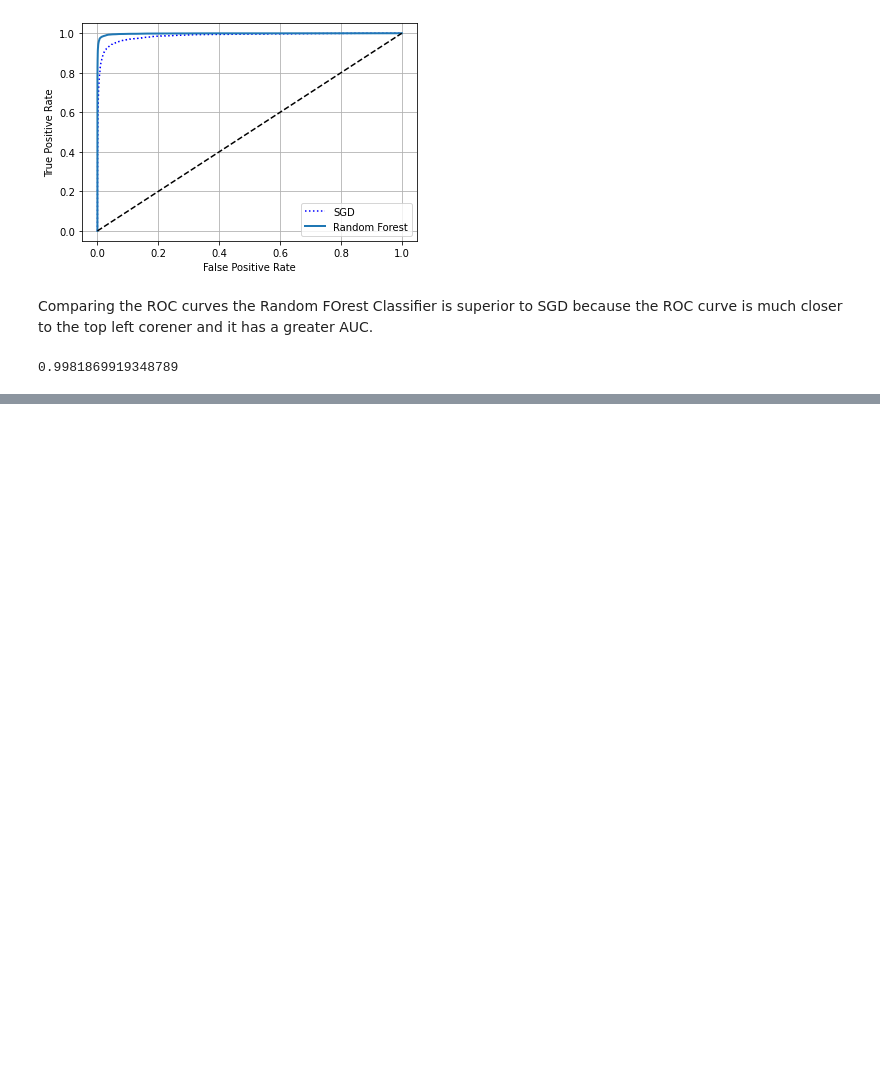
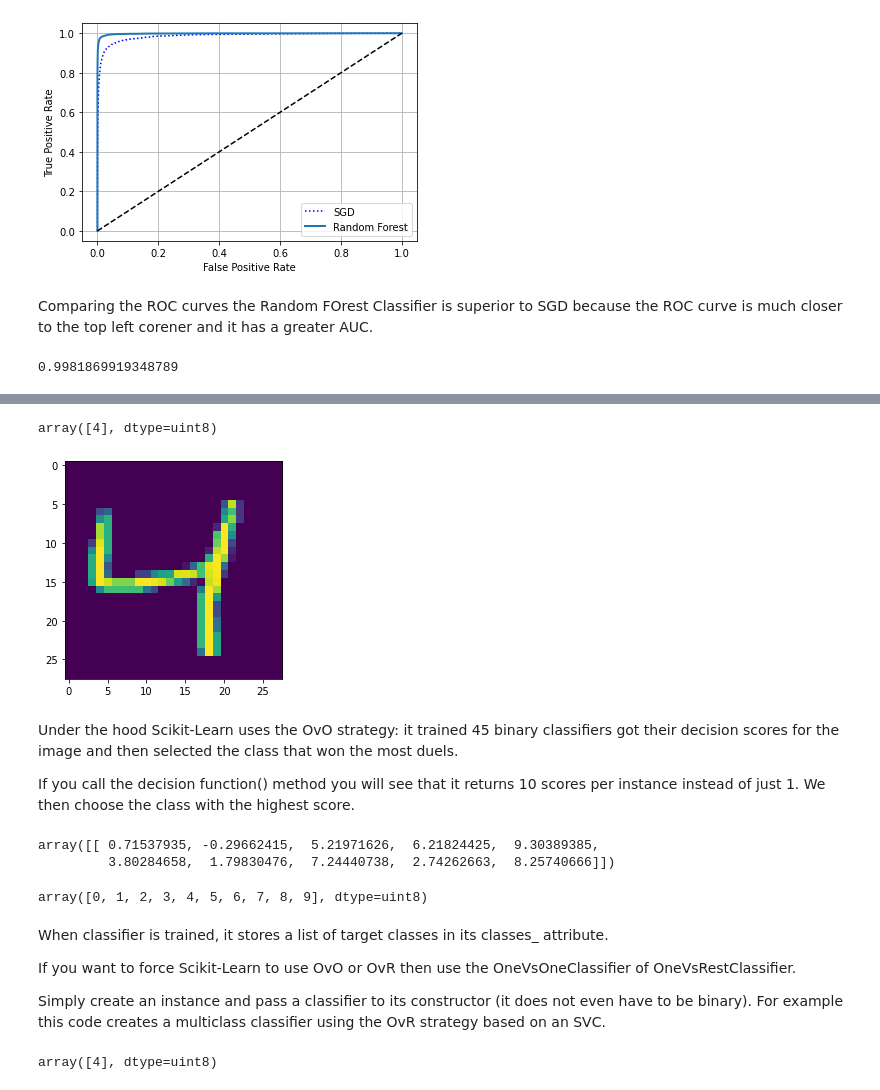
Before and after one commit to rishabhrao12/machine-learning, a Jupyter notebook: Part1-MachineLearning/Ch03-Classification/Classification.ipynb, the cells around one changed output, grey strips where cells are left out. Drawn from its saved outputs; the diff is of its cells as text; code cells hidden in the pictures; blank space fills up the shorter version.

Commit message:
Added new files and completed classification theory

```diff
--- a/Part1-MachineLearning/Ch03-Classification/Classification.ipynb
+++ b/Part1-MachineLearning/Ch03-Classification/Classification.ipynb
@@ -386,0 +400,47 @@ roc_auc_score(y_train_4, y_scores_forest)
+# %%
+from sklearn.svm import SVC
+svm_clf = SVC()
+svm_clf.fit(X_train, y_train) # y_train is all the different digits as opposed to y_train_4 which we used for binary classification
+svm_clf.predict([some_digit])
+# %% [output]
+array([4], dtype=uint8)
+# %%
+# To plot an image
+
+def plot(image):
+    image = image.reshape(28, 28)
+    plt.imshow(image)
+
+plot(some_digit)
+# %% [output]
+[figure, added]
+# %% [markdown]
+Under the hood Scikit-Learn uses the OvO strategy: it trained 45 binary classifiers got their decision scores for the image and then selected the class that won the most duels.
+
+If you call the decision function() method you will see that it returns 10 scores per instance instead of just 1.
+We then choose the class with the highest score.
+# %%
+some_digit_scores = svm_clf.decision_function([some_digit])
+some_digit_scores
+# %% [output]
+array([[ 0.71537935, -0.29662415,  5.21971626,  6.21824425,  9.30389385,
+         3.80284658,  1.79830476,  7.24440738,  2.74262663,  8.25740666]])
+# %%
+# Highest score and the corresponding class
+np.argmax(some_digit_scores)
+svm_clf.classes_
+# %% [output]
+array([0, 1, 2, 3, 4, 5, 6, 7, 8, 9], dtype=uint8)
+# %% [markdown]
+When classifier is trained, it stores a list of target classes in its classes_ attribute.
+
+If you want to force Scikit-Learn to use OvO or OvR then use the OneVsOneClassifier of OneVsRestClassifier.
+
+Simply create an instance and pass a classifier to its constructor (it does not even have to be binary). For example this code creates a multiclass classifier using the OvR strategy based on an SVC.
+# %%
+from sklearn.multiclass import OneVsRestClassifier
+ovr_clf = OneVsRestClassifier(SVC())
+ovr_clf.fit(X_train, y_train)
+ovr_clf.predict([some_digit])
+# %% [output]
+array([4], dtype=uint8)
```
Also changed, not shown: parts of 29 cells of this notebook.
